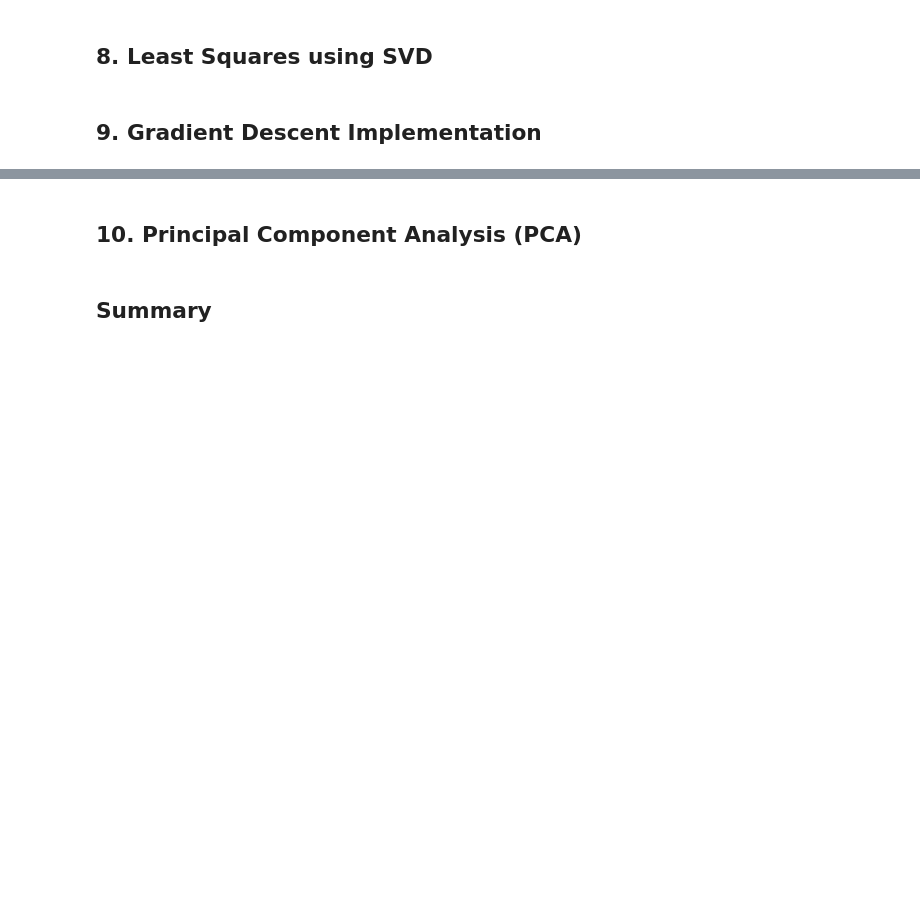
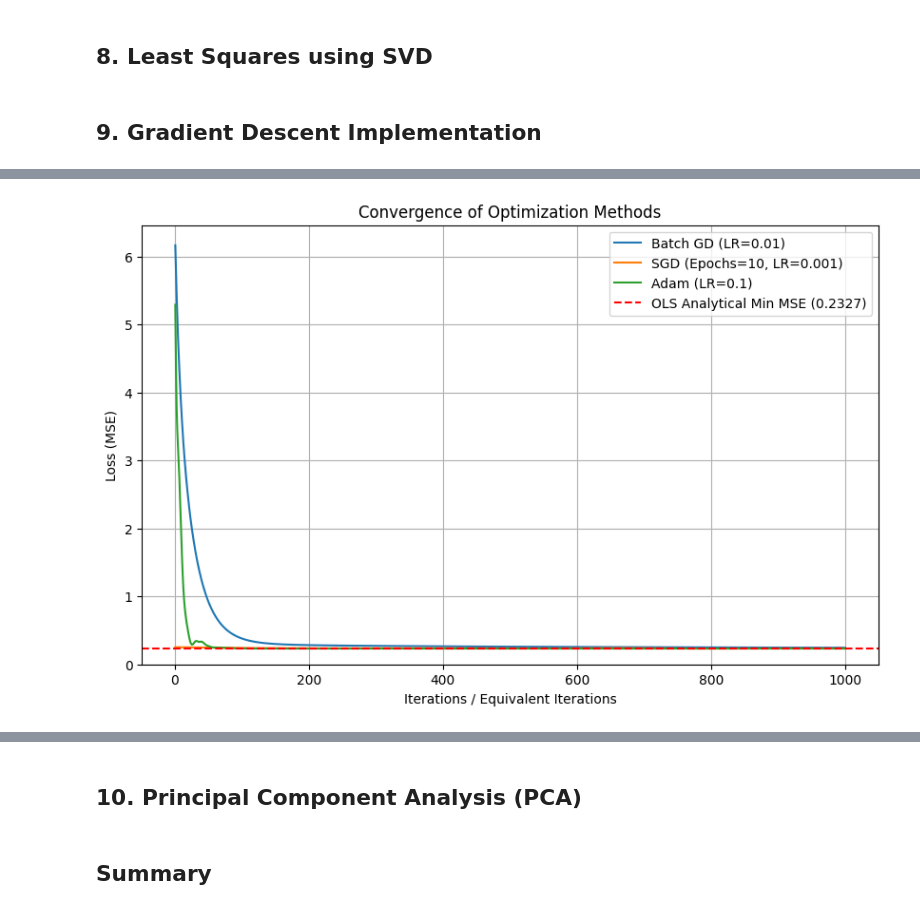
Before and after one commit to hifsakazmi/airquality-ols-svd-gradient-pca, a Jupyter notebook: AirQuality.ipynb, the cells around one changed output, grey strips where cells are left out. Cells and saved outputs as stored; diff of their text form; code cells hidden in the pictures; blank space fills up the shorter version.

```diff
--- a/AirQuality.ipynb
+++ b/AirQuality.ipynb
@@ -294,0 +348,19 @@ This data can now be used for regression analysis.
+# %%
+def batch_gradient_descent(X, y, learning_rate, n_iterations):
+    """Batch Gradient Descent."""
+    m = len(y)
+    n_features = X.shape[1]
+    beta = np.zeros((n_features, 1))
+    loss_history = []
+    start_time = time.time()
+
+    for iteration in range(n_iterations):
+        errors = X.dot(beta) - y
+        gradient = (2/m) * X.T.dot(errors)
+        beta = beta - learning_rate * gradient
+        loss_history.append(mse_loss(X, y, beta))
+
+    if isinstance(beta, pd.DataFrame):
+        beta = beta.values
+    runtime = time.time() - start_time
+    return beta, loss_history, runtime
@@ -294,0 +433,61 @@ This data can now be used for regression analysis.
+# %%
+try:
+    #Ensure X_f and y_t are pure, index-less NumPy arrays
+    X_f = np.ascontiguousarray(X_features_bias, dtype=np.float64)
+    y_t = np.ascontiguousarray(y_target, dtype=np.float64)
+
+    # --- Run Models ---
+    GD_LR = 0.01; GD_ITER = 1000
+    SGD_LR = 0.001; SGD_EPOCHS = 10
+    ADAM_LR = 0.1; ADAM_ITER = 1000
+
+    beta_ols, time_ols = ols_analytical(X_f, y_t)
+    loss_ols = mse_loss(X_f, y_t, beta_ols)
+
+    beta_bgd, loss_history_bgd, time_bgd = batch_gradient_descent(X_f, y_t, GD_LR, GD_ITER)
+    beta_sgd, loss_history_sgd, time_sgd = stochastic_gradient_descent(X_f, y_t, SGD_LR, SGD_EPOCHS)
+    beta_adam, loss_history_adam, time_adam = adam_optimizer(X_f, y_t, ADAM_LR, ADAM_ITER)
+
+    # PLOT LOSS CURVES
+
+    plt.figure(figsize=(10, 6))
+
+    plt.plot(range(1, GD_ITER + 1), loss_history_bgd, label=f"Batch GD (LR={GD_LR})")
+
+    # Scale SGD epochs to equivalent iterations for fair comparison on plot
+    plt.plot(np.linspace(1, GD_ITER, len(loss_history_sgd)), loss_history_sgd, label=f"SGD (Epochs={SGD_EPOCHS}, LR={SGD_LR})")
+
+    plt.plot(range(1, ADAM_ITER + 1), loss_history_adam, label=f"Adam (LR={ADAM_LR})")
+
+    plt.axhline(y=loss_ols, color='r', linestyle='--', label=f'OLS Analytical Min MSE ({loss_ols:.4f})')
+
+    plt.xlabel("Iterations / Equivalent Iterations")
+    plt.ylabel("Loss (MSE)")
+    plt.title("Convergence of Optimization Methods")
+    plt.legend()
+    plt.grid(True)
+    plt.ylim(bottom=0)
+    plt.show()
+
+    # RESULTS COMPARISON
+
+    results = pd.DataFrame({
+        'Method': ['OLS (Analytical)', f'Batch GD (k={GD_ITER})', f'SGD (E={SGD_EPOCHS})', f'Adam (k={ADAM_ITER})'],
+        'Final MSE Loss': [loss_ols, loss_history_bgd[-1], loss_history_sgd[-1], loss_history_adam[-1]],
+        'Runtime (s)': [time_ols, time_bgd, time_sgd, time_adam]
+    })
+
+    print("\n" + "="*70)
+    print("                 MODEL ACCURACY, RUNTIME & CONVERGENCE COMPARISON                 ")
+    print("="*70)
+    print(results.to_markdown(index=False, floatfmt=".4f"))
+    print("\n" + "="*70)
+    print("Final Weights (First 5 components: Bias, Feature 1, ..., Feature 4)")
+    print(f"OLS Beta:  {beta_ols.flatten()[:5]}")
+    print(f"Adam Beta: {beta_adam.flatten()[:5]}")
+    print("="*70)
+
+except NameError:
+    print("Stuck in Error")
+# %% [output]
+[figure, added]
```
Also changed, not shown: parts of 16 cells of this notebook.
